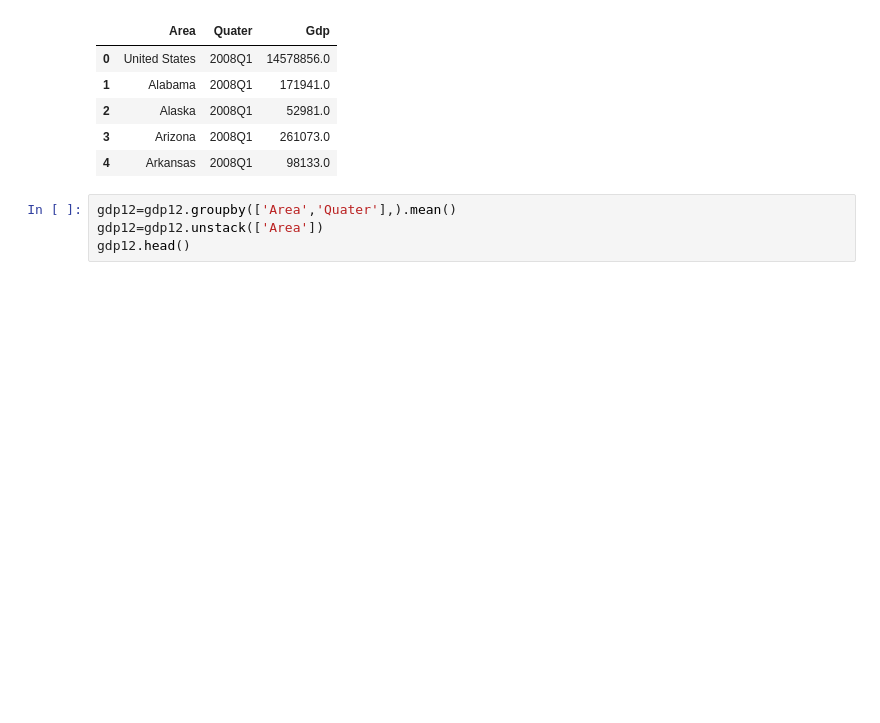
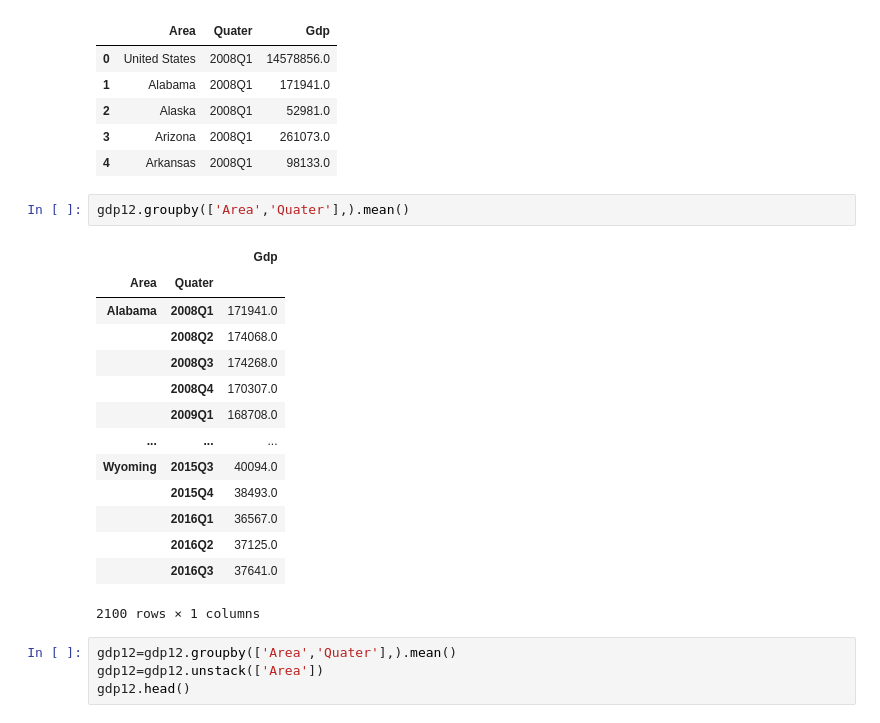
Before and after one commit to swetha4444/Analysing-Factors-affecting-House-Prices-in-the-US, a Jupyter notebook: notebooks/gdp.ipynb, the cells around one changed output. Drawn from its saved outputs; the diff is of its cells as text; blank space fills up the shorter version.

```diff
--- a/notebooks/gdp.ipynb
+++ b/notebooks/gdp.ipynb
@@ -165,6 +132,23 @@ gdp12.head()
 | 2 | Alaska | 2008Q1 | 52981.0 |
 | 3 | Arizona | 2008Q1 | 261073.0 |
 | 4 | Arkansas | 2008Q1 | 98133.0 |
+# %%
+gdp12.groupby(['Area','Quater'],).mean()
+# %% [output]
+|  |  | Gdp |
+| Area | Quater |  |
+| Alabama | 2008Q1 | 171941.0 |
+|  | 2008Q2 | 174068.0 |
+|  | 2008Q3 | 174268.0 |
+|  | 2008Q4 | 170307.0 |
+|  | 2009Q1 | 168708.0 |
+| ... | ... | ... |
+| Wyoming | 2015Q3 | 40094.0 |
+|  | 2015Q4 | 38493.0 |
+|  | 2016Q1 | 36567.0 |
+|  | 2016Q2 | 37125.0 |
+|  | 2016Q3 | 37641.0 |
+2100 rows × 1 columns
 # %%
 gdp12=gdp12.groupby(['Area','Quater'],).mean()
 gdp12=gdp12.unstack(['Area'])
```
Also changed, not shown: parts of 13 cells of this notebook, 1 other file.
